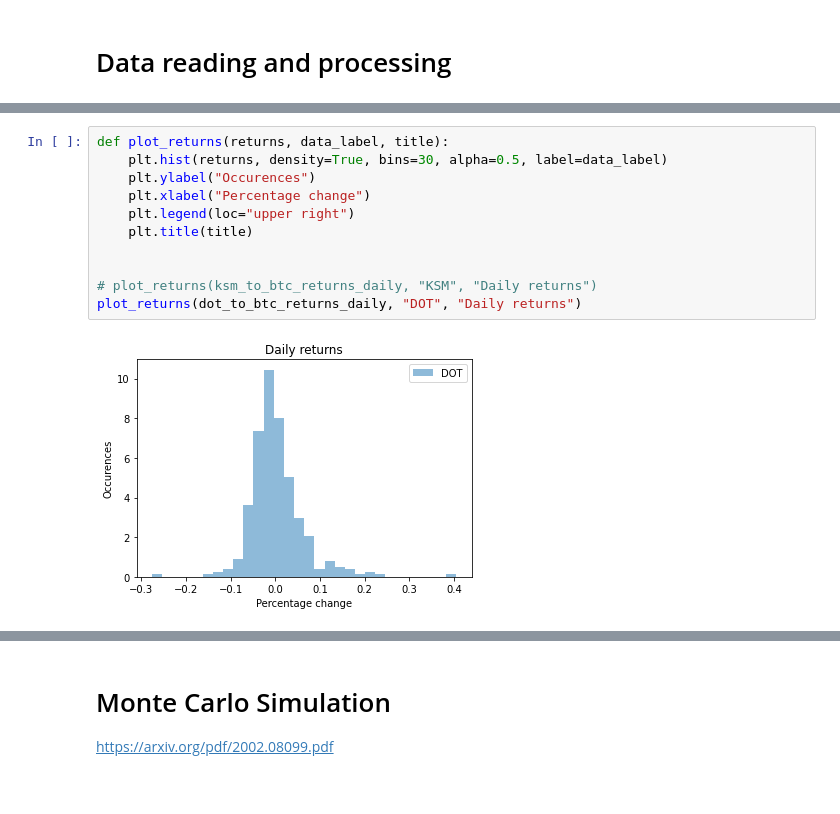
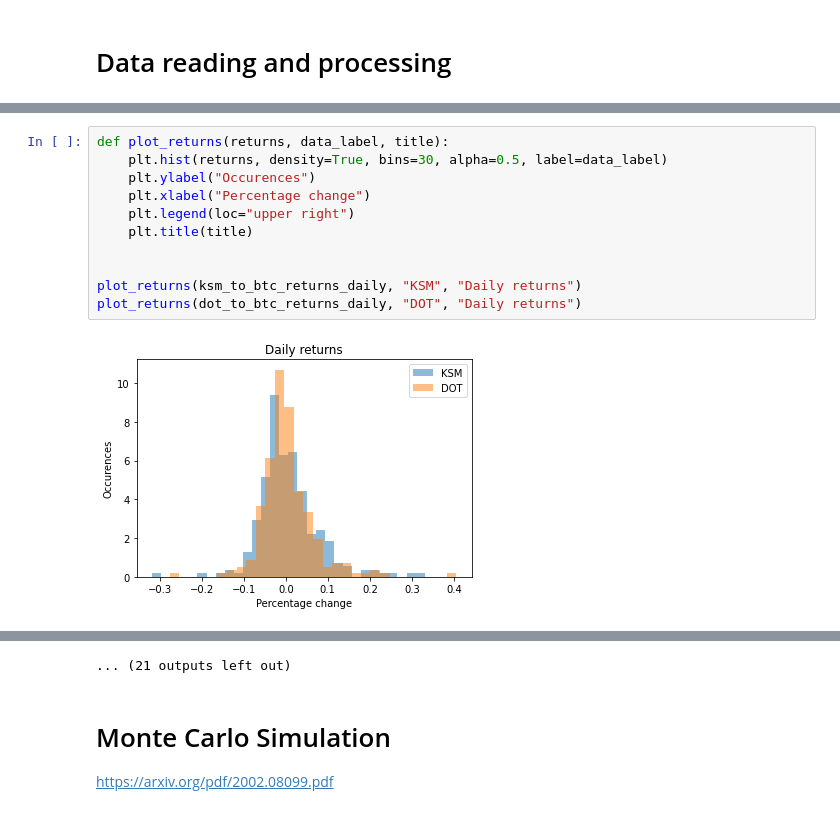
Before and after one commit to interlay/collateralization-analysis, a Jupyter notebook: Kusama Collateral Thresolds.ipynb, the cells around one changed output, grey strips where cells are left out. Cells and saved outputs as stored; diff of their text form.

```diff
--- a/Kusama Collateral Thresolds.ipynb
+++ b/Kusama Collateral Thresolds.ipynb
@@ -352,16 +492,16 @@ plt.show()
 # %%
 def plot_returns(returns, data_label, title):
     plt.hist(returns, density=True, bins=30, alpha=0.5, label=data_label)
     plt.ylabel("Occurences")
     plt.xlabel("Percentage change")
     plt.legend(loc="upper right")
     plt.title(title)
 
 
-# plot_returns(ksm_to_btc_returns_daily, "KSM", "Daily returns")
+plot_returns(ksm_to_btc_returns_daily, "KSM", "Daily returns")
 plot_returns(dot_to_btc_returns_daily, "DOT", "Daily returns")
 # %% [output]
-[figure, old version]
+[figure, new version]
 [interactive output not drawn]
 [interactive output not drawn]
 [interactive output not drawn]
@@ -368,3 +516,4 @@ plot_returns(dot_to_btc_returns_daily, "DOT", "Daily returns")
+... (21 outputs left out)
 # %% [markdown]
 # Monte Carlo Simulation
 https://arxiv.org/pdf/2002.08099.pdf
```
Also changed, not shown: parts of 30 cells of this notebook, 9 other files.
